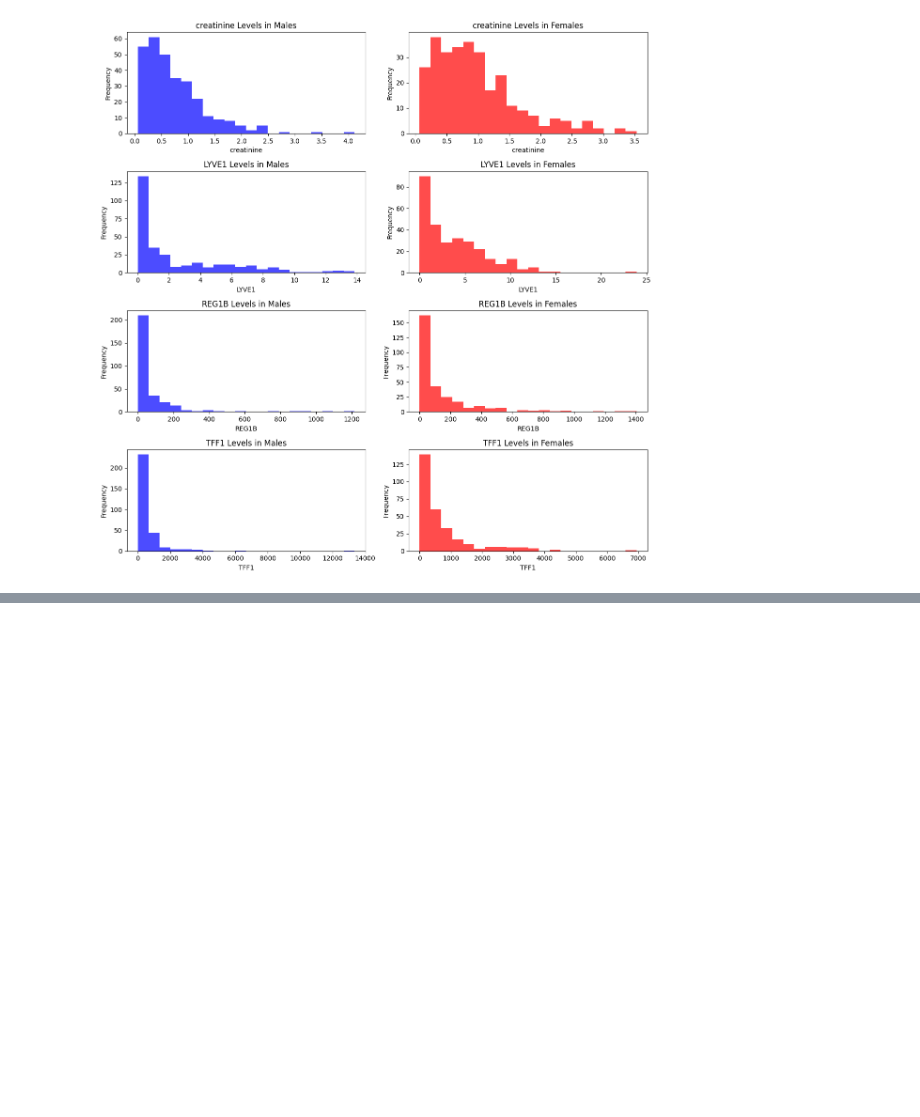
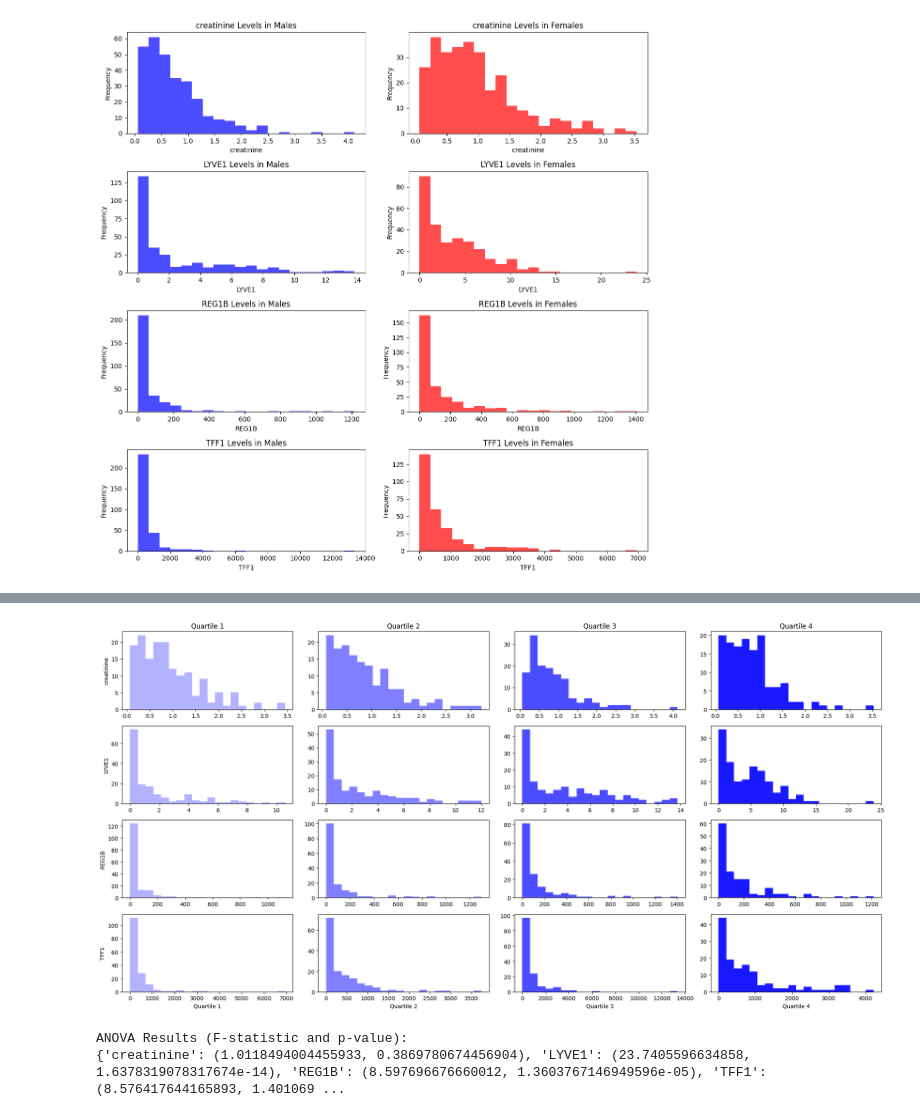
Before and after one commit to hydrol0x/pancreatic-cancer-marker, a Jupyter notebook: scripts/data.ipynb, the cells around one changed output, grey strips where cells are left out. Cells and saved outputs as stored; diff of their text form; code cells hidden in the pictures; blank space fills up the shorter version.

```diff
--- a/scripts/data.ipynb
+++ b/scripts/data.ipynb
@@ -129,11 +129,12 @@ for feature in features:
     # Store the results
     ks_results[feature] = {'KS Statistic': ks_stat, 'p-value': p_value}
 
-ks_results
+print(ks_results)
 
 for feature in ks_results:
-    p = feature['p_value']
-    if p > 0.05:
+    result = ks_results[feature]
+    p = result['p-value']
+    if p < 0.05:
         print(f"Difference for {feature} sig. btwn males and females with p={p}")
     else:
         print(f"Difference for {feature} NOT sig. btwn males and females with p={p}")
@@ -148,0 +164,46 @@ for feature in ks_results:
+# %%
+df = pd.read_csv(Path(r"../data/biomarker_data.csv"))
+col = 'age'
+Q1 = df[col].quantile(0.25)
+Q2 = df[col].quantile(0.50)
+Q3 = df[col].quantile(0.75)
+
+df_Q1 = df[df[col] <= Q1]
+df_Q2 = df[(df[col] > Q1) & (df[col] <= Q2)]
+df_Q3 = df[(df[col] > Q2) & (df[col] <= Q3)]
+df_Q4 = df[df[col] > Q3]
+
+dfs = [df_Q1, df_Q2, df_Q3, df_Q4]
+features = ['creatinine', 'LYVE1', 'REG1B', 'TFF1']
+
+plt.figure(figsize=(20, 10))
+
+for j, feature in enumerate(features):
+    for i, df in enumerate(dfs):
+        plt.subplot(len(features), len(dfs), j * len(dfs) + i + 1)
+        plt.hist(df[feature], bins=20, color='blue', alpha=0.3 + 0.2 * i)
+        if i == 0:
+            plt.ylabel(feature)
+        if j == len(features) - 1:
+            plt.xlabel(f'Quartile {i+1}')
+        if j == 0:
+            plt.title(f'Quartile {i+1}')
+
+plt.tight_layout()
+plt.show()
+# %% [output]
+[figure, added]
+# %%
+from scipy.stats import f_oneway, tukey_hsd
+features = ['creatinine', 'LYVE1', 'REG1B', 'TFF1']
+anova_results = {}
+
+for feature in features:
+    f_stat, p_val = f_oneway(df_Q1[feature], df_Q2[feature], df_Q3[feature], df_Q4[feature])
+    anova_results[feature] = (f_stat, p_val)
+
+print("ANOVA Results (F-statistic and p-value):")
+print(anova_results)
+# %% [output]
+ANOVA Results (F-statistic and p-value):
+{'creatinine': (1.0118494004455933, 0.3869780674456904), 'LYVE1': (23.7405596634858, 1.6378319078317674e-14), 'REG1B': (8.597696676660012, 1.3603767146949596e-05), 'TFF1': (8.576417644165893, 1.401069 ...
```
Also changed, not shown: parts of 7 cells of this notebook, 2 other files.
